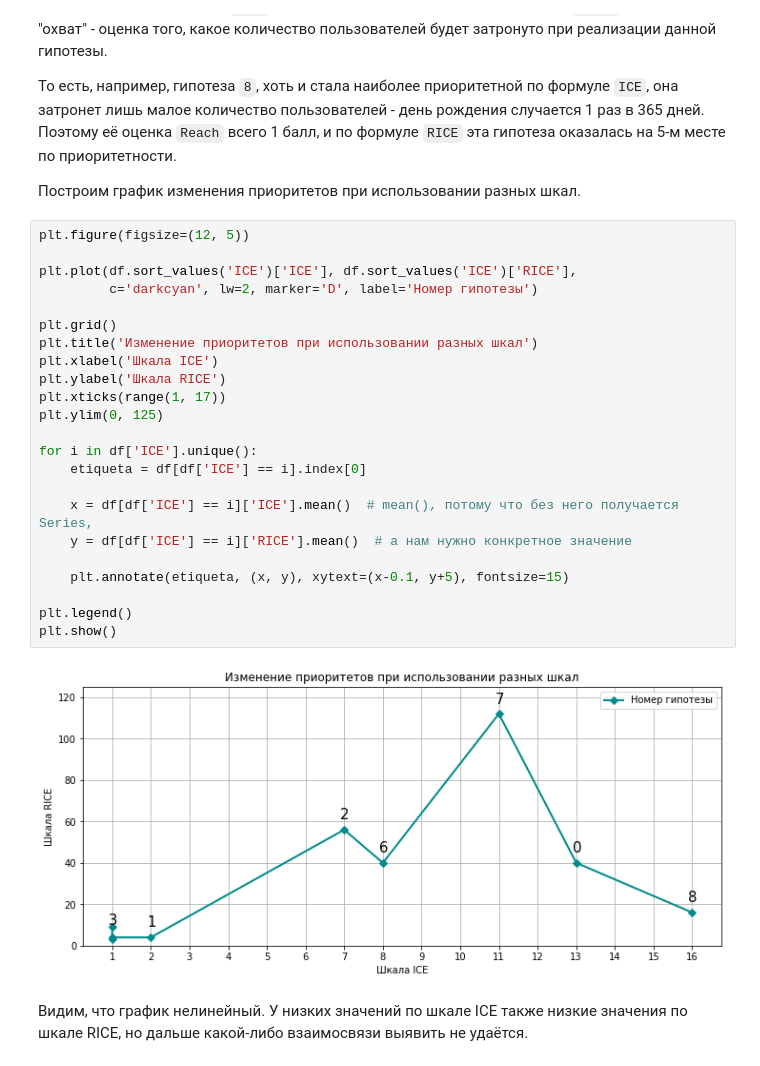
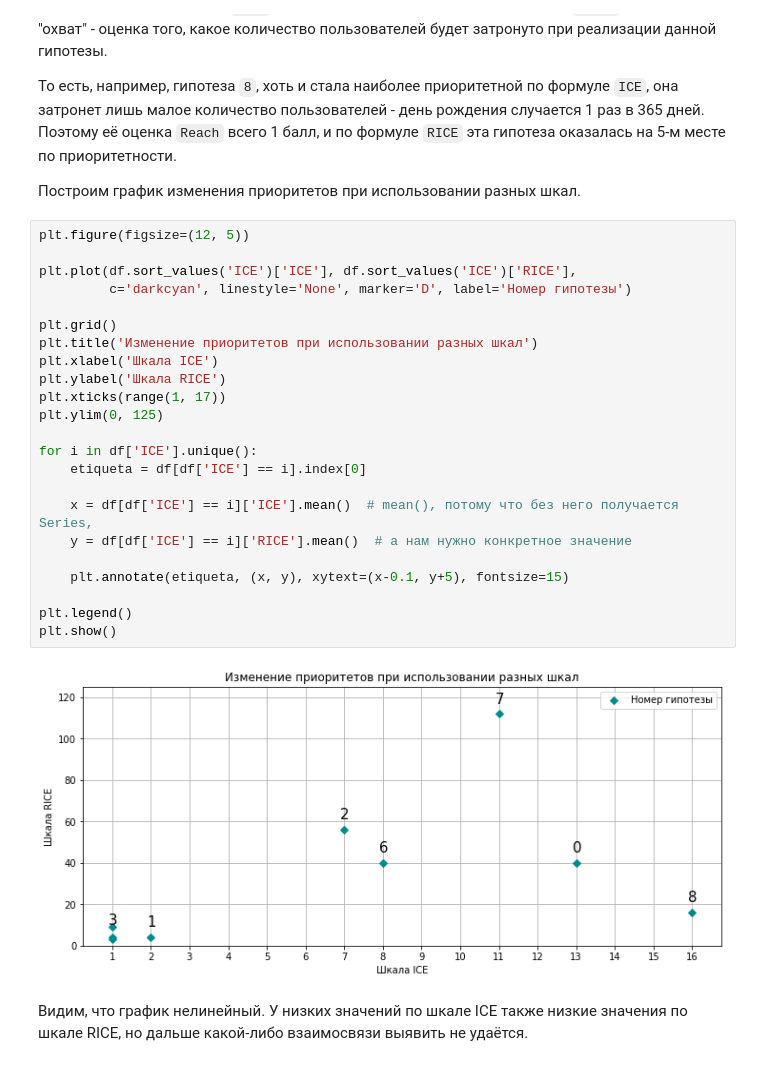
Before and after one commit to natalia-zaytseva/Data_analyst_study_projects, a Jupyter notebook: ab_test/ab_test.ipynb, the cells around one changed output. Saved outputs shown, nothing was run; the diff lists cells and outputs as text.

```diff
--- a/ab_test/ab_test.ipynb
+++ b/ab_test/ab_test.ipynb
@@ -347,28 +347,28 @@ df.sort_values(by=['RICE'], ascending=False).style\
 # %%
 plt.figure(figsize=(12, 5))
 
 plt.plot(df.sort_values('ICE')['ICE'], df.sort_values('ICE')['RICE'],
-         c='darkcyan', lw=2, marker='D', label='Номер гипотезы')
+         c='darkcyan', linestyle='None', marker='D', label='Номер гипотезы')
 
 plt.grid()
 plt.title('Изменение приоритетов при использовании разных шкал')
 plt.xlabel('Шкала ICE')
 plt.ylabel('Шкала RICE')
 plt.xticks(range(1, 17))
 plt.ylim(0, 125)
 
 for i in df['ICE'].unique():
     etiqueta = df[df['ICE'] == i].index[0]
 
     x = df[df['ICE'] == i]['ICE'].mean()  # mean(), потому что без него получается Series,
     y = df[df['ICE'] == i]['RICE'].mean()  # а нам нужно конкретное значение
 
     plt.annotate(etiqueta, (x, y), xytext=(x-0.1, y+5), fontsize=15)
 
 plt.legend()
 plt.show()
 # %% [output]
-[figure, old version]
+[figure, new version]
 # %% [markdown]
 Видим, что график нелинейный. У низких значений по шкале ICE также низкие значения по шкале RICE, но дальше какой-либо взаимосвязи выявить не удаётся.
 # %% [markdown]
```
Also changed, not shown: parts of 3 cells of this notebook.
